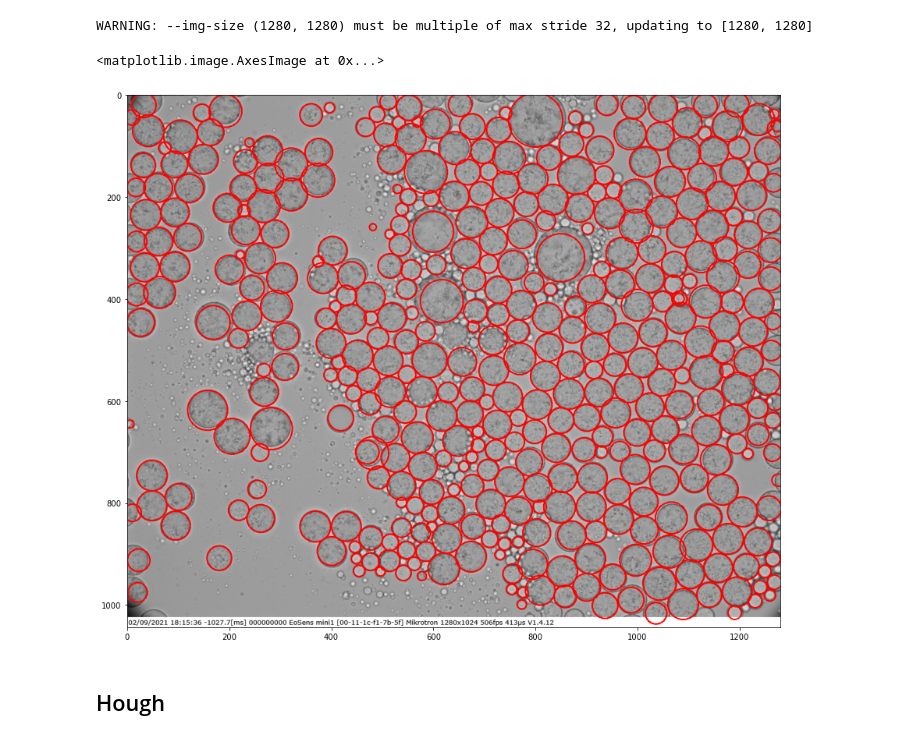
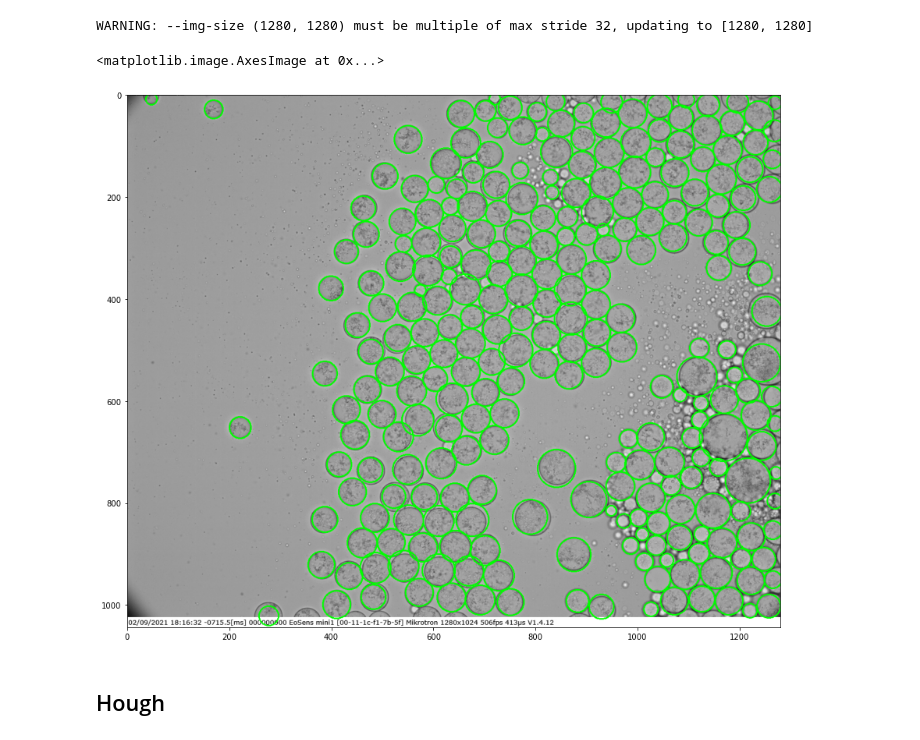
Before and after one commit to pani-vishal/droplet-counter, a Jupyter notebook: src/circle_detection/yolo_detection.ipynb, the cells around one changed output. Saved outputs shown, nothing was run; the diff lists cells and outputs as text; code cells hidden in the pictures.

```diff
--- a/src/circle_detection/yolo_detection.ipynb
+++ b/src/circle_detection/yolo_detection.ipynb
@@ -13,7 +13,7 @@ path_ds_test = osp.join(path_ds, "droplets", "test", "original")
 # %%
 path_images = [osp.join(path_ds_test, x) for x in os.listdir(path_ds_test)]
 # %%
-idx = 13
+idx = 14
 # %% [markdown]
 ## YOLO
 # %%
@@ -27,16 +27,16 @@ WARNING: --img-size (1280, 1280) must be multiple of max stride 32, updating to
 # %%
 image = cv2.imread(path_images[idx])
 
 image_copy = image.copy()
 for circles in list_circles:
     for circle in circles:
-        image_copy = cv2.circle(image_copy, (circle[0].astype(int), circle[1].astype(int)), circle[2].astype(int), (255, 0, 0), 2)
+        image_copy = cv2.circle(image_copy, (circle[0].astype(int), circle[1].astype(int)), circle[2].astype(int), (0, 255, 0), 2)
 
 plt.figure(figsize=(15, 15))
 plt.imshow(image_copy)
 # %% [output]
 <matplotlib.image.AxesImage at 0x...>
-[figure, old version]
+[figure, new version]
 # %% [markdown]
 ## Hough
 # %%
```
Also changed, not shown: parts of 2 cells of this notebook, 10 other files.
